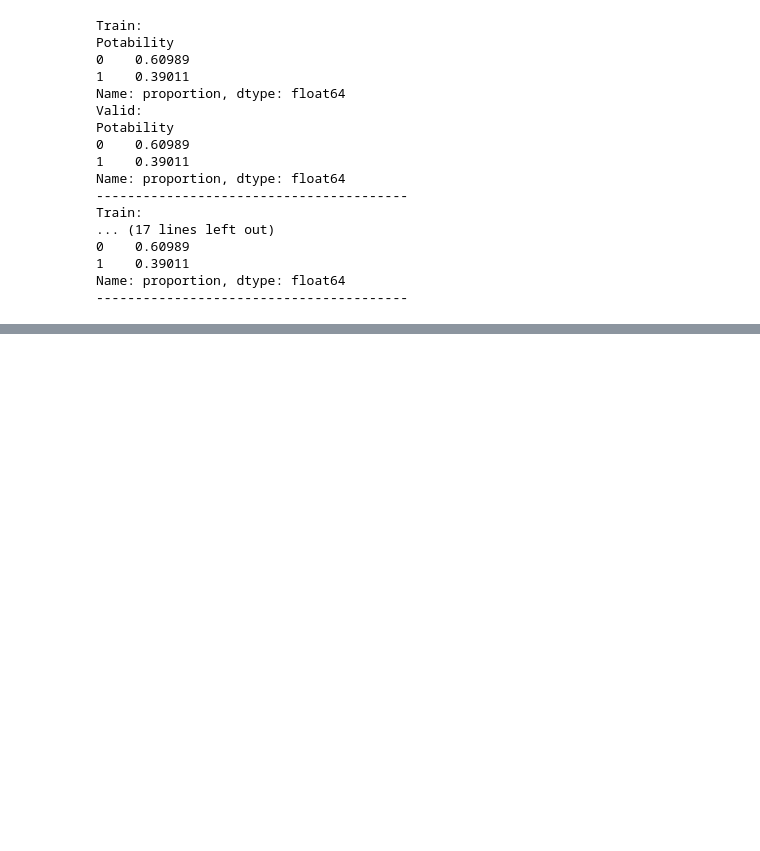
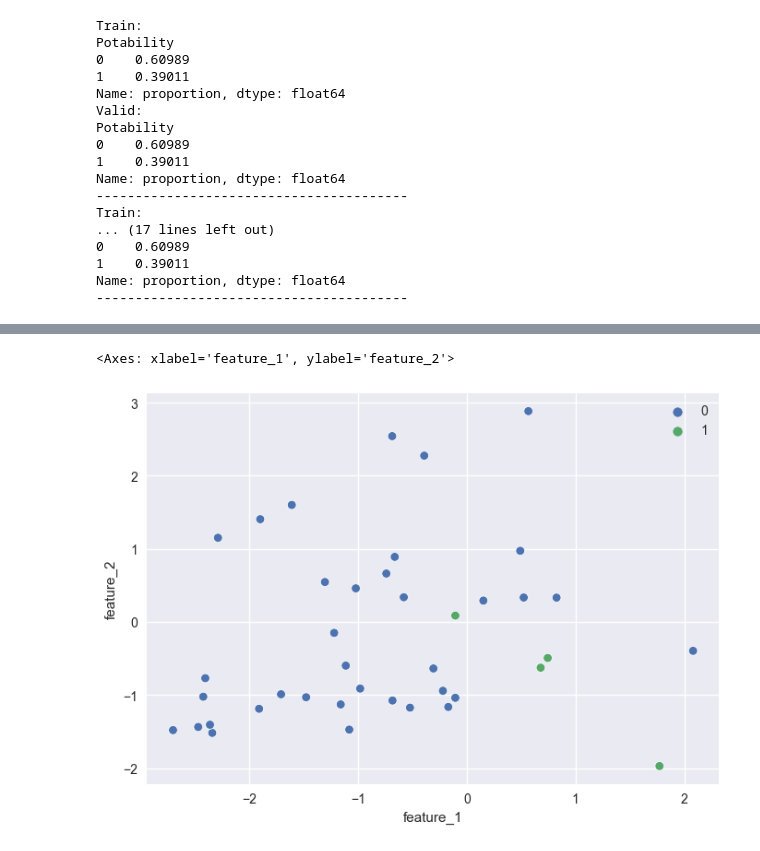
Before and after one commit to DenisBaburin/ds_school_148, a Jupyter notebook: DS_school/ML basics/ML-5_Валидация данных и оценка моделей/ML-5_Валидация данных и оценка моделей_теория.ipynb, the cells around one changed output, grey strips where cells are left out. Saved outputs shown, nothing was run; the diff lists cells and outputs as text; code cells hidden in the pictures; blank space fills up the shorter version.

```diff
--- a/DS_school/ML basics/ML-5_Валидация данных и оценка моделей/ML-5_Валидация данных и оценка моделей_теория.ipynb
+++ b/DS_school/ML basics/ML-5_Валидация данных и оценка моделей/ML-5_Валидация данных и оценка моделей_теория.ipynb
@@ -258,0 +275,7 @@ Name: proportion, dtype: float64
+# %%
+X_train, X_valid, y_train, y_valid = model_selection.train_test_split(X, y, stratify=y, test_size=0.2, random_state=42)
+# %%
+sns.scatterplot(x=X_valid['feature_1'], y=X_valid['feature_2'], hue=y_valid )
+# %% [output]
+<Axes: xlabel='feature_1', ylabel='feature_2'>
+[figure, added]
```
Also changed, not shown: parts of 21 cells of this notebook.
